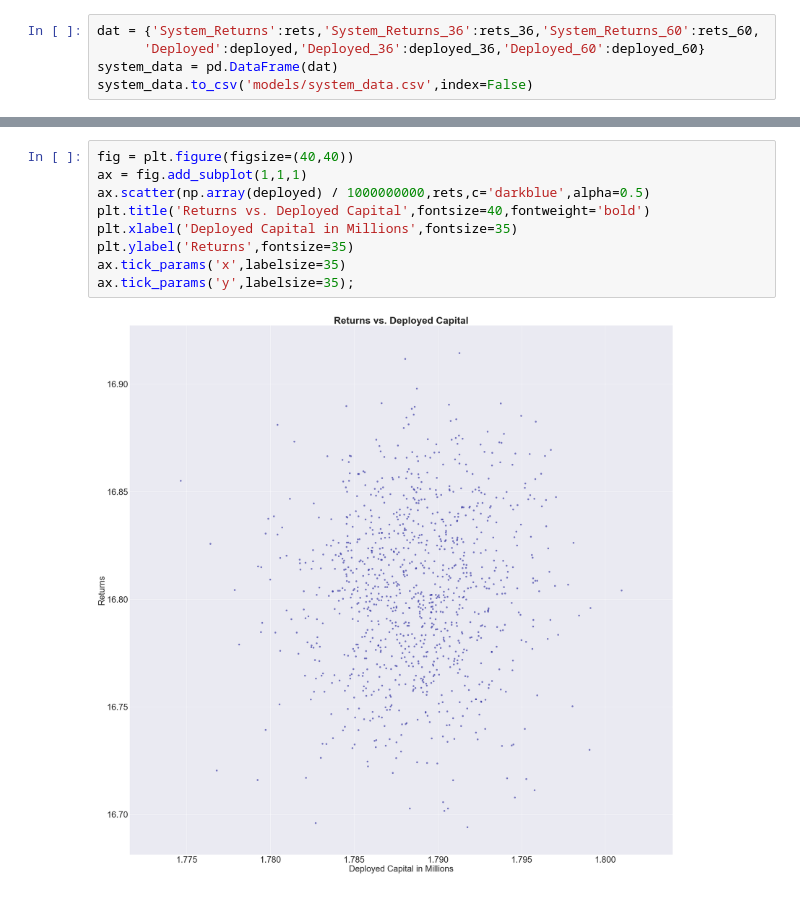
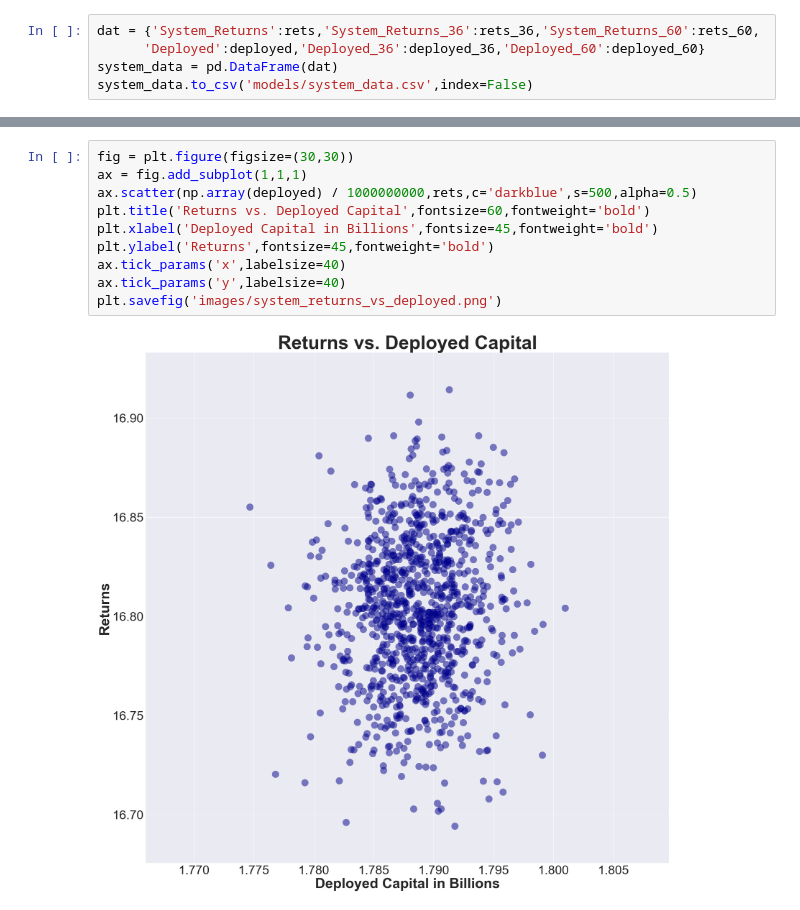
Before and after one commit to ajricks4/lending-club, a Jupyter notebook: LC_Model_Analysis.ipynb, the cells around one changed output, grey strips where cells are left out. Saved outputs shown, nothing was run; the diff lists cells and outputs as text.

```diff
--- a/LC_Model_Analysis.ipynb
+++ b/LC_Model_Analysis.ipynb
@@ -164,12 +202,13 @@ plt.title('Distribution of 60 Month Returns',fontsize=50,fontweight='bold');
 # %%
-fig = plt.figure(figsize=(40,40))
+fig = plt.figure(figsize=(30,30))
 ax = fig.add_subplot(1,1,1)
-ax.scatter(np.array(deployed) / 1000000000,rets,c='darkblue',alpha=0.5)
-plt.title('Returns vs. Deployed Capital',fontsize=40,fontweight='bold')
-plt.xlabel('Deployed Capital in Millions',fontsize=35)
-plt.ylabel('Returns',fontsize=35)
-ax.tick_params('x',labelsize=35)
-ax.tick_params('y',labelsize=35);
+ax.scatter(np.array(deployed) / 1000000000,rets,c='darkblue',s=500,alpha=0.5)
+plt.title('Returns vs. Deployed Capital',fontsize=60,fontweight='bold')
+plt.xlabel('Deployed Capital in Billions',fontsize=45,fontweight='bold')
+plt.ylabel('Returns',fontsize=45,fontweight='bold')
+ax.tick_params('x',labelsize=40)
+ax.tick_params('y',labelsize=40)
+plt.savefig('images/system_returns_vs_deployed.png')
 # %% [output]
-[figure, old version]
+[figure, new version]
 # %%
```
Also changed, not shown: parts of 10 cells of this notebook, 3 other files.
